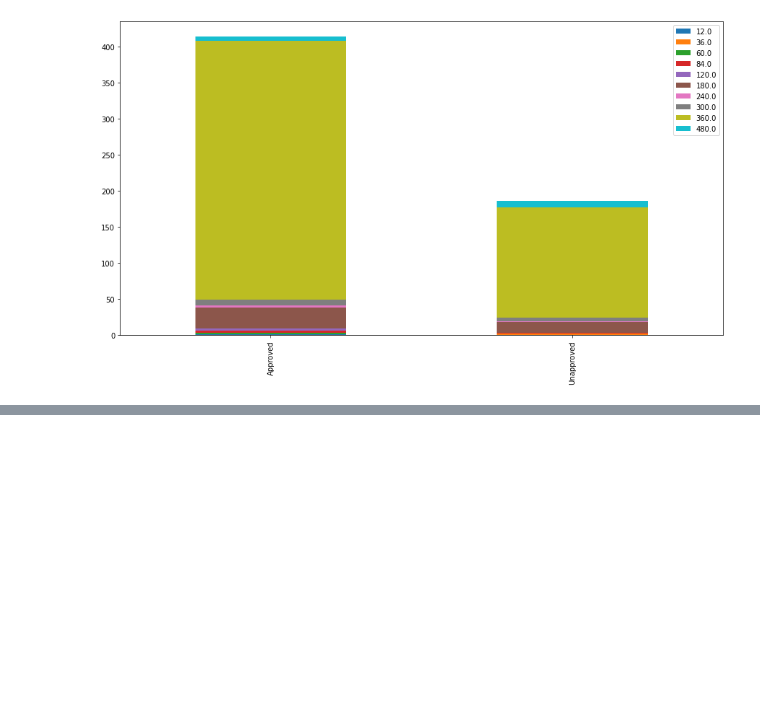
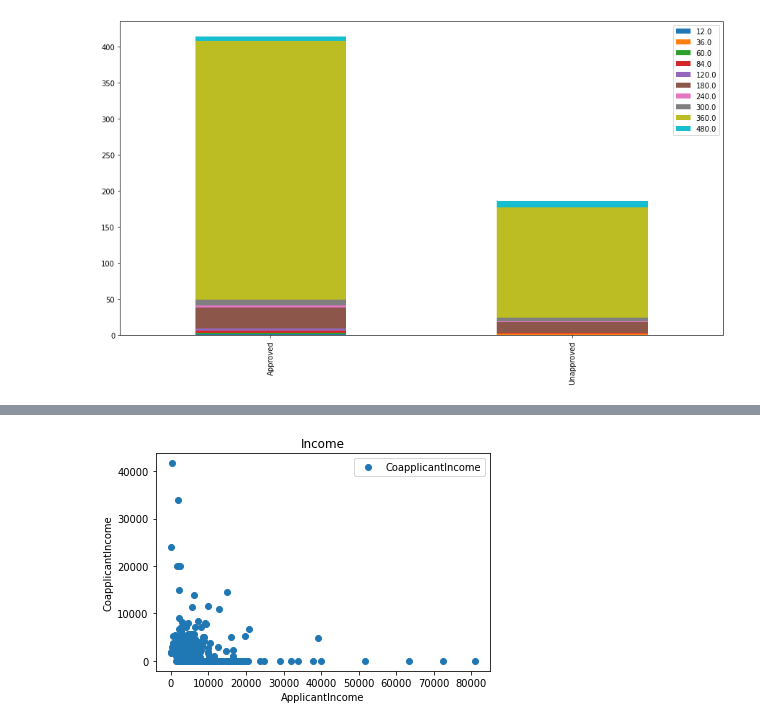
Before and after one commit to megha988/Loan-Prediction, a Jupyter notebook: Loan_Prediction.ipynb, the cells around one changed output, grey strips where cells are left out. Saved outputs shown, nothing was run; the diff lists cells and outputs as text; code cells hidden in the pictures; blank space fills up the shorter version.

```diff
--- a/Loan_Prediction.ipynb
+++ b/Loan_Prediction.ipynb
@@ -424,0 +448,8 @@ df1.plot(kind='bar', stacked=True, figsize=(15,8))
+# %%
+final_df.plot(x='ApplicantIncome', y='CoapplicantIncome', style='o')
+plt.title('Income')
+plt.xlabel('ApplicantIncome')
+plt.ylabel('CoapplicantIncome')
+plt.show()
+# %% [output]
+[figure, added]
```
Also changed, not shown: parts of 12 cells of this notebook.
